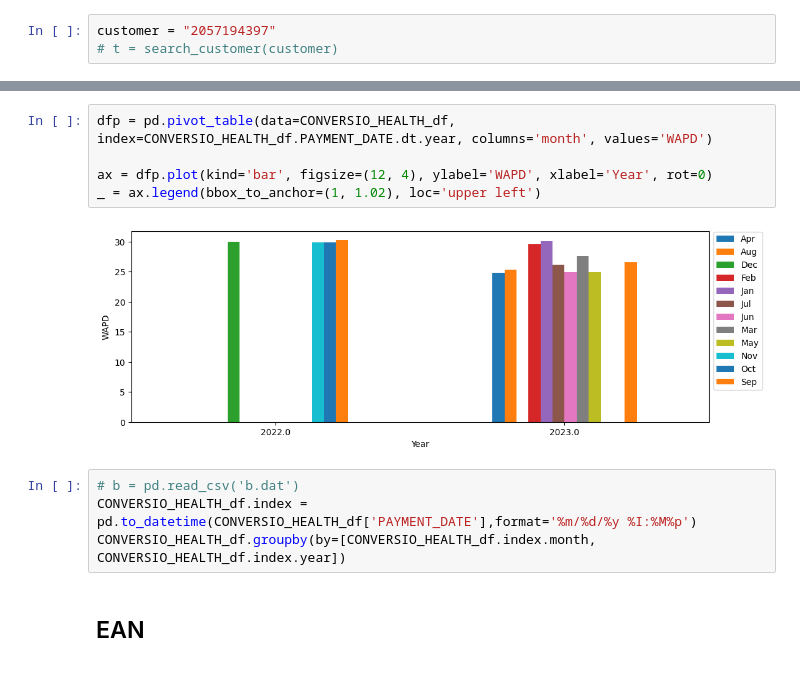
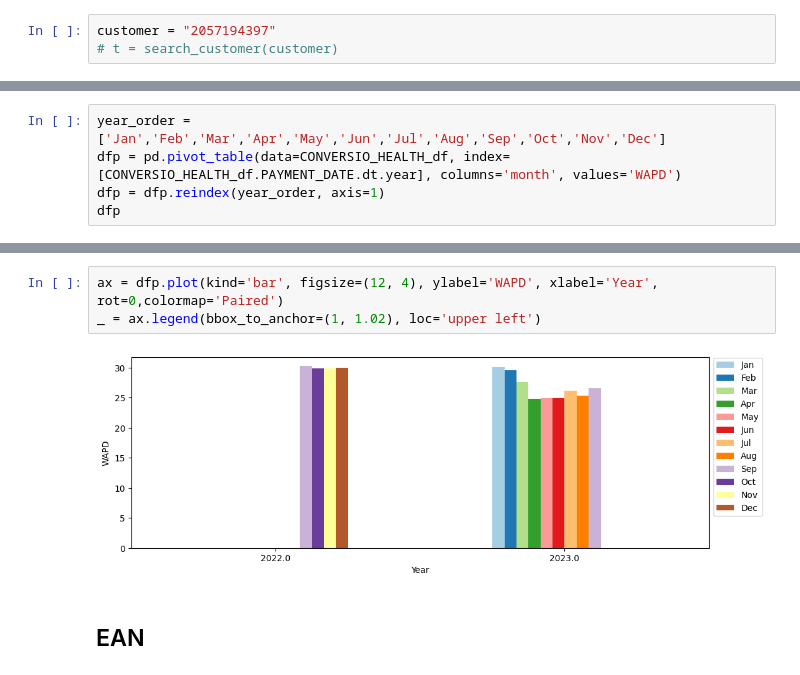
Before and after one commit to cah-madison-johnson/treasure_chest, a Jupyter notebook: WADTP/WADTP.ipynb, the cells around one changed output, grey strips where cells are left out. Cells and saved outputs as stored; diff of their text form.

```diff
--- a/WADTP/WADTP.ipynb
+++ b/WADTP/WADTP.ipynb
@@ -313,0 +204,5 @@ dfp
+# %%
+year_order = ['Jan','Feb','Mar','Apr','May','Jun','Jul','Aug','Sep','Oct','Nov','Dec']
+dfp = pd.pivot_table(data=CONVERSIO_HEALTH_df, index=[CONVERSIO_HEALTH_df.PAYMENT_DATE.dt.year], columns='month', values='WAPD')
+dfp = dfp.reindex(year_order, axis=1)
+dfp
@@ -314,14 +214,8 @@ dfp
 # %%
-dfp = pd.pivot_table(data=CONVERSIO_HEALTH_df, index=CONVERSIO_HEALTH_df.PAYMENT_DATE.dt.year, columns='month', values='WAPD')
-
-ax = dfp.plot(kind='bar', figsize=(12, 4), ylabel='WAPD', xlabel='Year', rot=0)
+ax = dfp.plot(kind='bar', figsize=(12, 4), ylabel='WAPD', xlabel='Year', rot=0,colormap='Paired')
 _ = ax.legend(bbox_to_anchor=(1, 1.02), loc='upper left')
 # %% [output]
-[figure, old version]
+[figure, new version]
-# %%
-# b = pd.read_csv('b.dat')
-CONVERSIO_HEALTH_df.index = pd.to_datetime(CONVERSIO_HEALTH_df['PAYMENT_DATE'],format='%m/%d/%y %I:%M%p')
-CONVERSIO_HEALTH_df.groupby(by=[CONVERSIO_HEALTH_df.index.month, CONVERSIO_HEALTH_df.index.year])
 # %% [markdown]
 ## EAN
 # %% [markdown]
```
Also changed, not shown: parts of 20 cells of this notebook.
